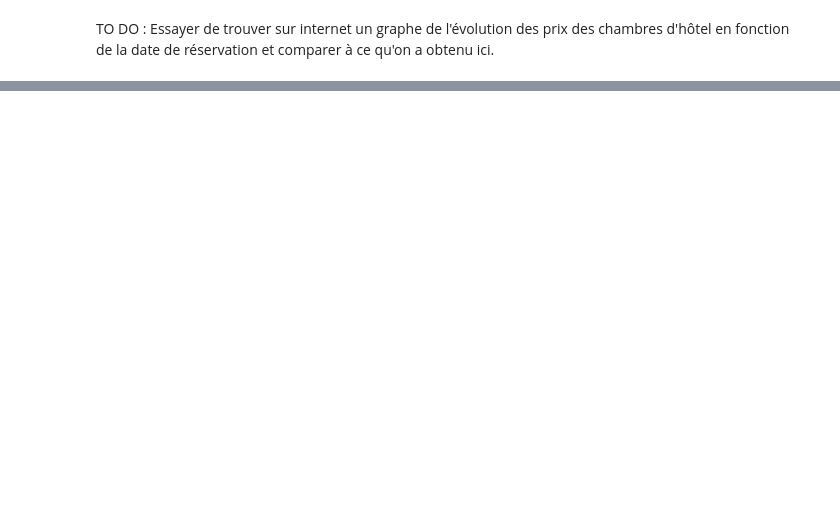
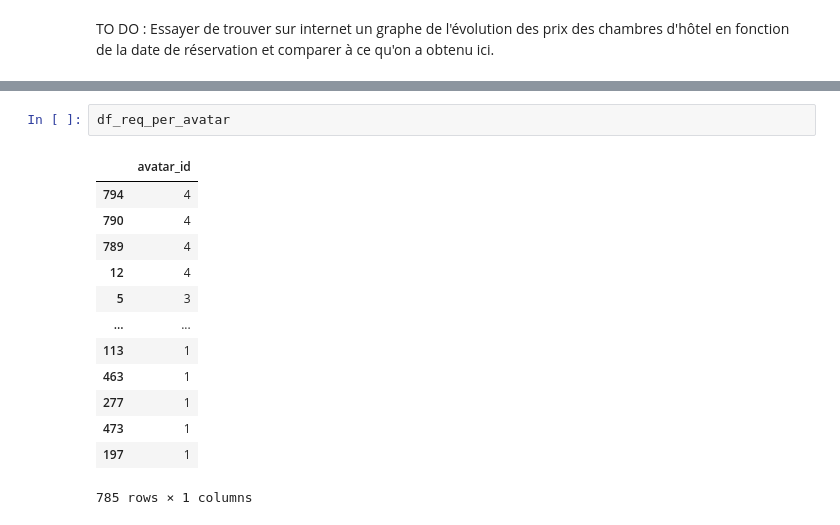
Before and after one commit to RemyLpr/defi_ia, a Jupyter notebook: analyse_explo/test_set_analysis.ipynb, the cells around one changed output, grey strips where cells are left out. Saved outputs shown, nothing was run; the diff lists cells and outputs as text; blank space fills up the shorter version.

```diff
--- a/analyse_explo/test_set_analysis.ipynb
+++ b/analyse_explo/test_set_analysis.ipynb
@@ -239,0 +356,16 @@ TO DO : Essayer de trouver sur internet un graphe de l'évolution des prix des c
+# %%
+df_req_per_avatar
+# %% [output]
+|  | avatar_id |
+| 794 | 4 |
+| 790 | 4 |
+| 789 | 4 |
+| 12 | 4 |
+| 5 | 3 |
+| ... | ... |
+| 113 | 1 |
+| 463 | 1 |
+| 277 | 1 |
+| 473 | 1 |
+| 197 | 1 |
+785 rows × 1 columns
```
Also changed, not shown: parts of 20 cells of this notebook.
